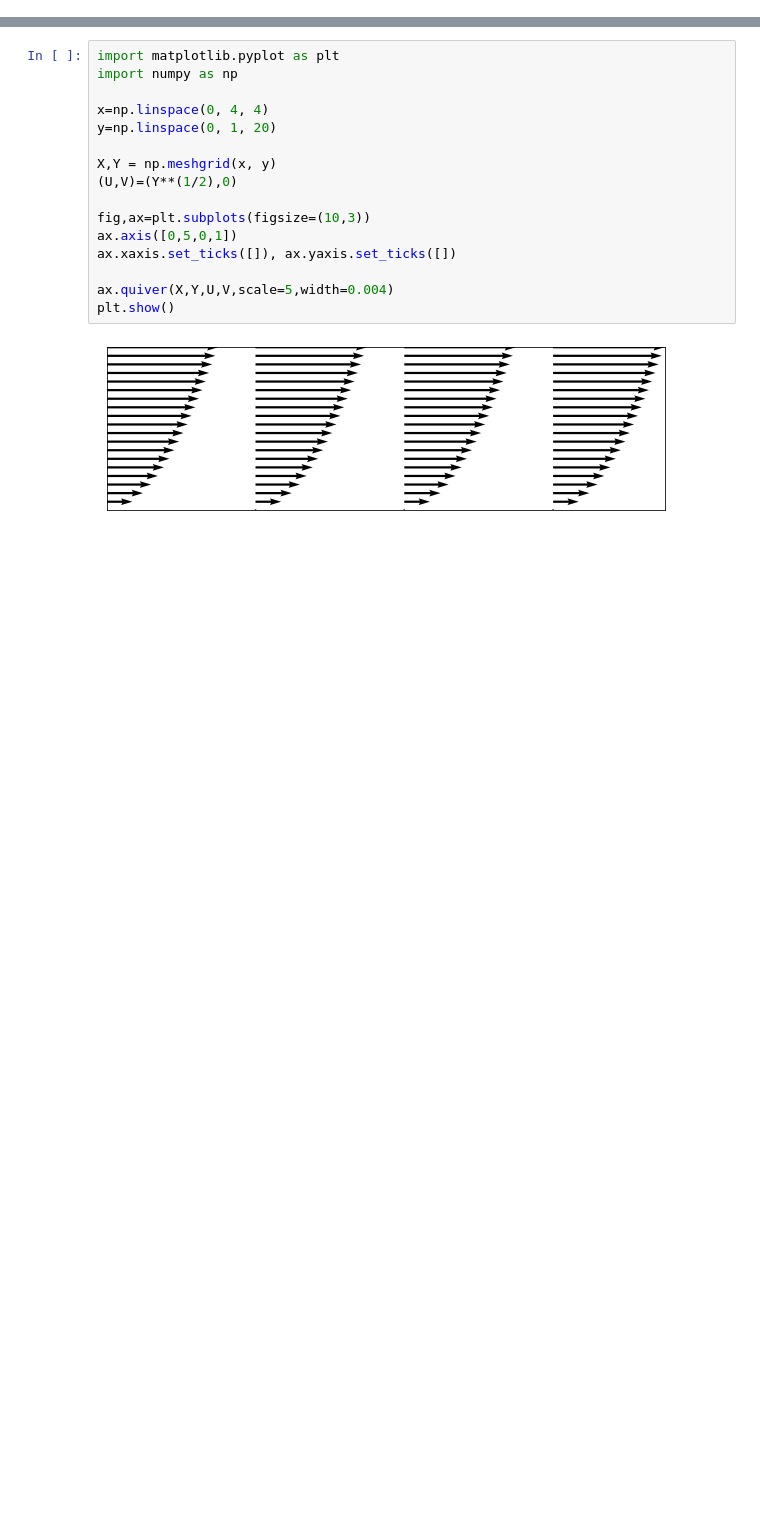
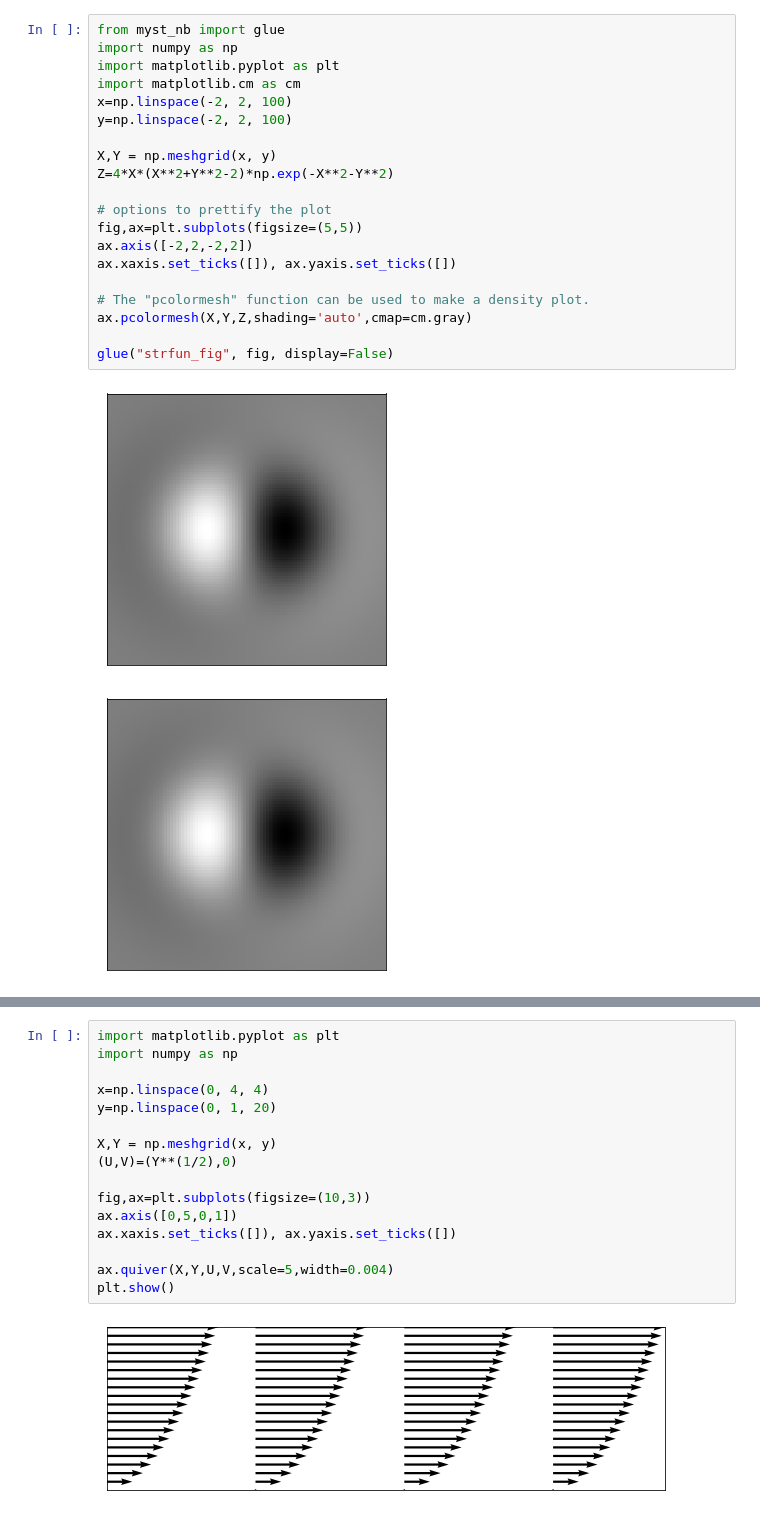
Before and after one commit to UCLNatSci/Electromagnetism-Fluids-and-Waves, a Jupyter notebook: _sources/fluids/helmholtz.ipynb, the cells around one changed output, grey strips where cells are left out. Drawn from its saved outputs; the diff is of its cells as text; blank space fills up the shorter version.

```diff
--- a/_sources/fluids/helmholtz.ipynb
+++ b/_sources/fluids/helmholtz.ipynb
@@ -132,0 +97,23 @@ This flow is a rectilinear flow; meaning that it is not rotating as a whole, as
+# %%
+from myst_nb import glue
+import numpy as np
+import matplotlib.pyplot as plt
+import matplotlib.cm as cm
+x=np.linspace(-2, 2, 100)
+y=np.linspace(-2, 2, 100)
+
+X,Y = np.meshgrid(x, y)
+Z=4*X*(X**2+Y**2-2)*np.exp(-X**2-Y**2)
+
+# options to prettify the plot
+fig,ax=plt.subplots(figsize=(5,5))
+ax.axis([-2,2,-2,2])
+ax.xaxis.set_ticks([]), ax.yaxis.set_ticks([])
+
+# The "pcolormesh" function can be used to make a density plot.
+ax.pcolormesh(X,Y,Z,shading='auto',cmap=cm.gray)
+
+glue("strfun_fig", fig, display=False)
+# %% [output]
+[figure, added]
+[figure, added]
```
Also changed, not shown: parts of 3 cells of this notebook, 43 other files.
